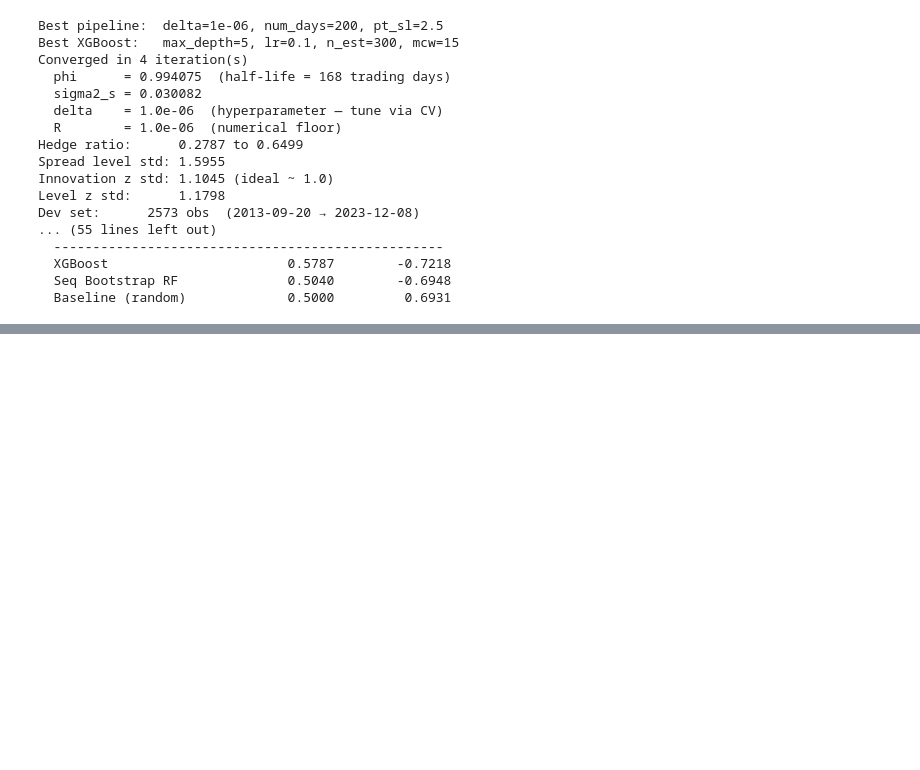
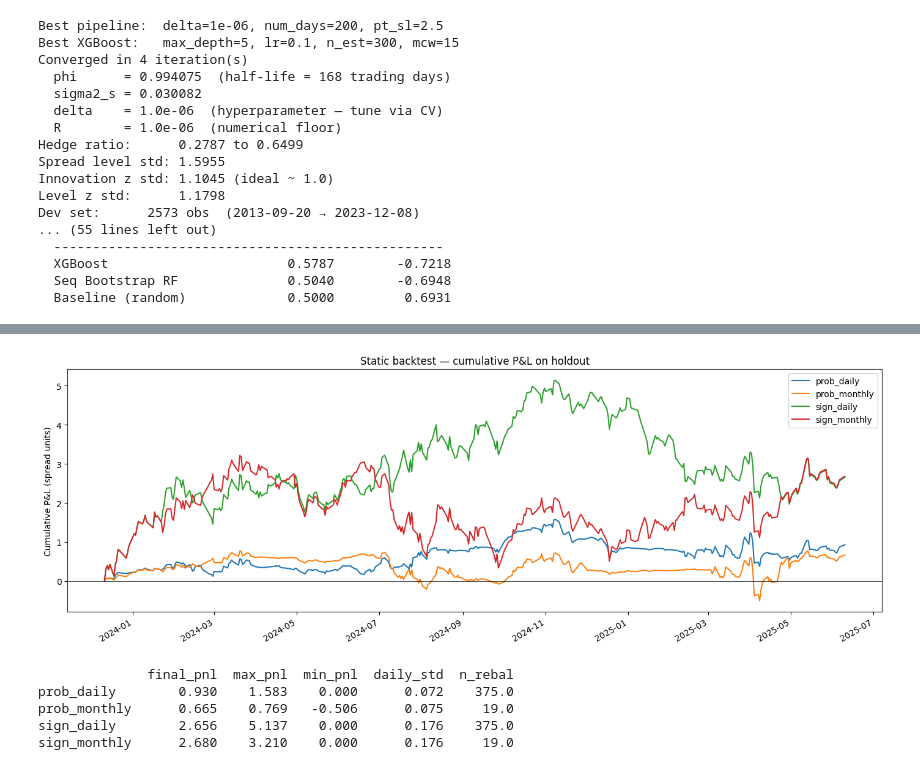
Before and after one commit to wiktorgrocholewski/Spring2026-TIC, a Jupyter notebook: Ensemble_Wiktor/notebooks/2_modelling.ipynb, the cells around one changed output, grey strips where cells are left out. Drawn from its saved outputs; the diff is of its cells as text; code cells hidden in the pictures; blank space fills up the shorter version.

Commit message:
backtest

```diff
--- a/Ensemble_Wiktor/notebooks/2_modelling.ipynb
+++ b/Ensemble_Wiktor/notebooks/2_modelling.ipynb
@@ -697,0 +761,60 @@ Dev set:      2573 obs  (2013-09-20 → 2023-12-08)
+# %%
+from sklearn.base import clone
+from src.backtest import run_backtest
+import matplotlib.pyplot as plt
+
+# 1. Raw probabilities on the holdout from XGBoost trained on all of dev
+xgb_final = clone(model)
+xgb_final.fit(split_sel['X_dev'].values, split_sel['y_dev'].values,
+              sample_weight=split_sel['w_dev'].values)
+prob_holdout = pd.Series(
+    xgb_final.predict_proba(split_sel['X_holdout'].values)[:, 1],
+    index=split_sel['X_holdout'].index,
+)
+
+# 2. Inputs: prices and Kalman hedge ratio restricted to holdout
+holdout_idx = split_sel['X_holdout'].index
+corn_h  = df.loc[holdout_idx, 'close_corn']
+soy_h   = df.loc[holdout_idx, 'close_soybean']
+gamma_h = df.loc[holdout_idx, 'kf_hedge_ratio']
+
+# 3. Run all four backtests
+results = {}
+for method in ['prob', 'sign']:
+    for freq in ['daily', 'monthly']:
+        key = f'{method}_{freq}'
+        results[key] = run_backtest(
+            prob_holdout, gamma_h, corn_h, soy_h,
+            all_dates=holdout_idx, trade_freq=freq, method=method,
+        )
+
+# 4. Plot cumulative P&L
+fig, ax = plt.subplots(figsize=(14, 5))
+for key, r in results.items():
+    r['cum_pnl'].plot(ax=ax, label=key)
+ax.axhline(0, color='black', lw=0.5)
+ax.set_ylabel('Cumulative P&L (spread units)')
+ax.set_title('Static backtest — cumulative P&L on holdout')
+ax.legend()
+plt.tight_layout()
+plt.show()
+
+# 5. Summary
+summary = pd.DataFrame({
+    key: {
+        'final_pnl':  r['cum_pnl'].iloc[-1],
+        'max_pnl':    r['cum_pnl'].max(),
+        'min_pnl':    r['cum_pnl'].min(),
+        'daily_std':  r['daily_pnl'].std(),
+        'n_rebal':    len(r['rebalance_dates']),
+    }
+    for key, r in results.items()
+}).T
+print(summary.round(3))
+# %% [output]
+[figure, added]
+              final_pnl  max_pnl  min_pnl  daily_std  n_rebal
+prob_daily        0.930    1.583    0.000      0.072    375.0
+prob_monthly      0.665    0.769   -0.506      0.075     19.0
+sign_daily        2.656    5.137    0.000      0.176    375.0
+sign_monthly      2.680    3.210    0.000      0.176     19.0
```
Also changed, not shown: parts of 10 cells of this notebook, 4 other files.
